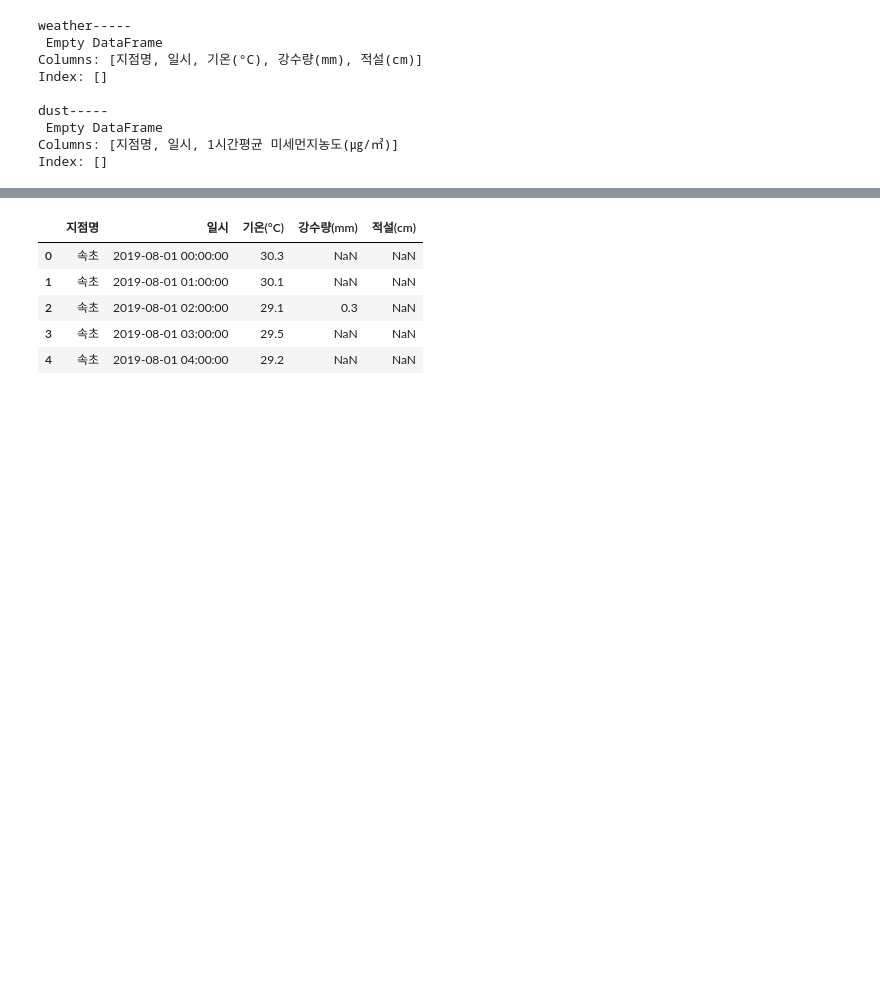
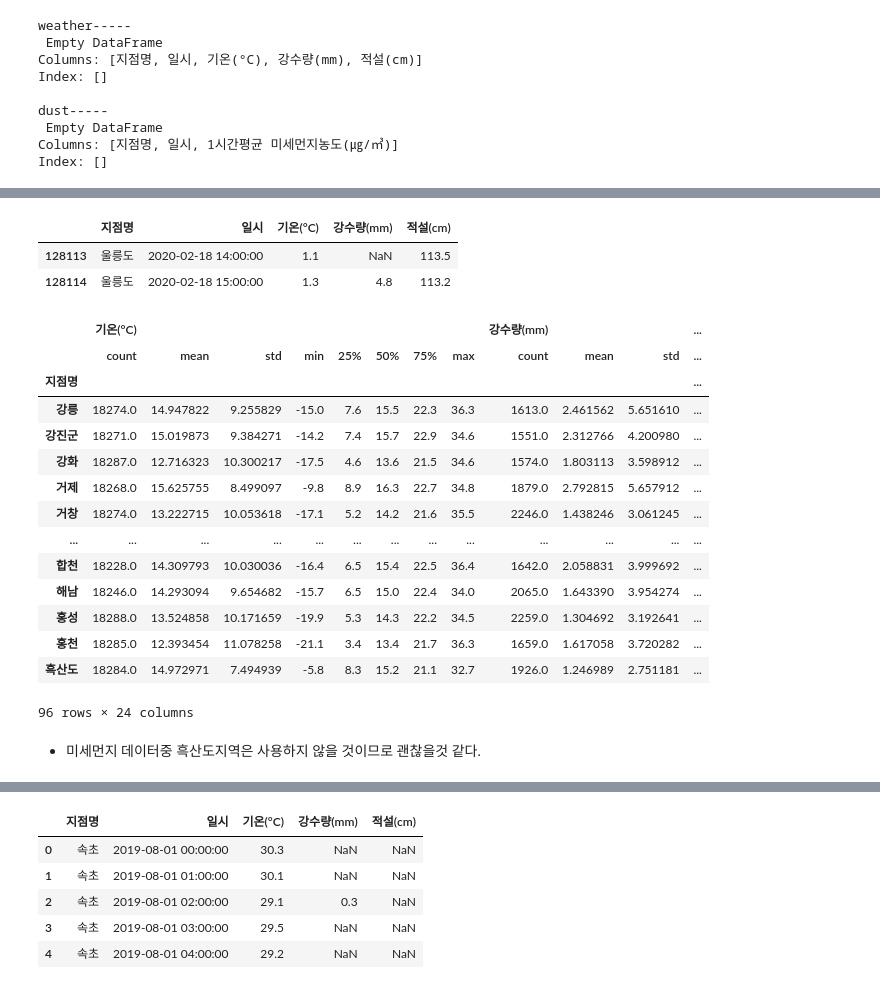
Before and after one commit to wish0728/Elice_teamproject2_team11_delivery, a Jupyter notebook: data-analysis/EDA/dahye_날씨데이터.ipynb, the cells around one changed output, grey strips where cells are left out. Cells and saved outputs as stored; diff of their text form; code cells hidden in the pictures; blank space fills up the shorter version.

```diff
--- a/data-analysis/EDA/dahye_날씨데이터.ipynb
+++ b/data-analysis/EDA/dahye_날씨데이터.ipynb
@@ -196,0 +272,26 @@ Index: []
+# %%
+weather[weather['적설(cm)']>113]
+# %% [output]
+|  | 지점명 | 일시 | 기온(°C) | 강수량(mm) | 적설(cm) |
+| 128113 | 울릉도 | 2020-02-18 14:00:00 | 1.1 | NaN | 113.5 |
+| 128114 | 울릉도 | 2020-02-18 15:00:00 | 1.3 | 4.8 | 113.2 |
+# %%
+weather.groupby('지점명').describe()
+# %% [output]
+|  | 기온(°C) |  |  |  |  |  |  |  | 강수량(mm) |  |  | ... |
+|  | count | mean | std | min | 25% | 50% | 75% | max | count | mean | std | ... |
+| 지점명 |  |  |  |  |  |  |  |  |  |  |  | ... |
+| 강릉 | 18274.0 | 14.947822 | 9.255829 | -15.0 | 7.6 | 15.5 | 22.3 | 36.3 | 1613.0 | 2.461562 | 5.651610 | ... |
+| 강진군 | 18271.0 | 15.019873 | 9.384271 | -14.2 | 7.4 | 15.7 | 22.9 | 34.6 | 1551.0 | 2.312766 | 4.200980 | ... |
+| 강화 | 18287.0 | 12.716323 | 10.300217 | -17.5 | 4.6 | 13.6 | 21.5 | 34.6 | 1574.0 | 1.803113 | 3.598912 | ... |
+| 거제 | 18268.0 | 15.625755 | 8.499097 | -9.8 | 8.9 | 16.3 | 22.7 | 34.8 | 1879.0 | 2.792815 | 5.657912 | ... |
+| 거창 | 18274.0 | 13.222715 | 10.053618 | -17.1 | 5.2 | 14.2 | 21.6 | 35.5 | 2246.0 | 1.438246 | 3.061245 | ... |
+| ... | ... | ... | ... | ... | ... | ... | ... | ... | ... | ... | ... | ... |
+| 합천 | 18228.0 | 14.309793 | 10.030036 | -16.4 | 6.5 | 15.4 | 22.5 | 36.4 | 1642.0 | 2.058831 | 3.999692 | ... |
+| 해남 | 18246.0 | 14.293094 | 9.654682 | -15.7 | 6.5 | 15.0 | 22.4 | 34.0 | 2065.0 | 1.643390 | 3.954274 | ... |
+| 홍성 | 18288.0 | 13.524858 | 10.171659 | -19.9 | 5.3 | 14.3 | 22.2 | 34.5 | 2259.0 | 1.304692 | 3.192641 | ... |
+| 홍천 | 18285.0 | 12.393454 | 11.078258 | -21.1 | 3.4 | 13.4 | 21.7 | 36.3 | 1659.0 | 1.617058 | 3.720282 | ... |
+| 흑산도 | 18284.0 | 14.972971 | 7.494939 | -5.8 | 8.3 | 15.2 | 21.1 | 32.7 | 1926.0 | 1.246989 | 2.751181 | ... |
+96 rows × 24 columns
+# %% [markdown]
+* 미세먼지 데이터중 흑산도지역은 사용하지 않을 것이므로 괜찮을것 같다.
```
Also changed, not shown: parts of 14 cells of this notebook, 2 other files.
